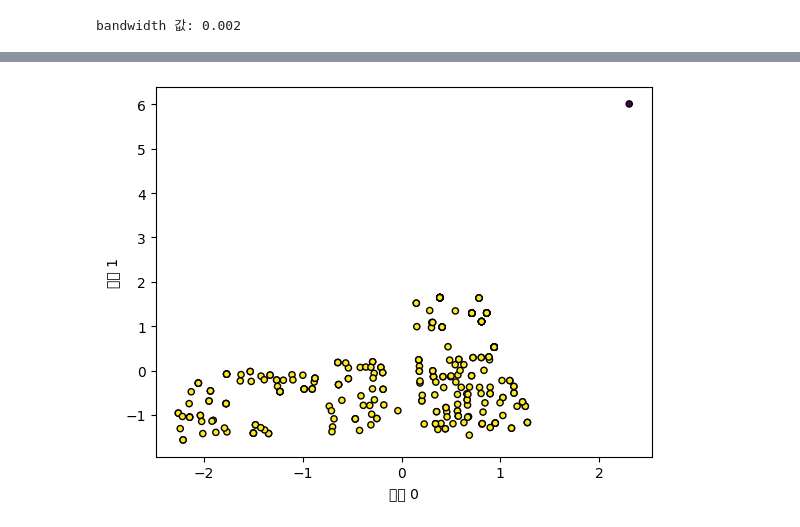
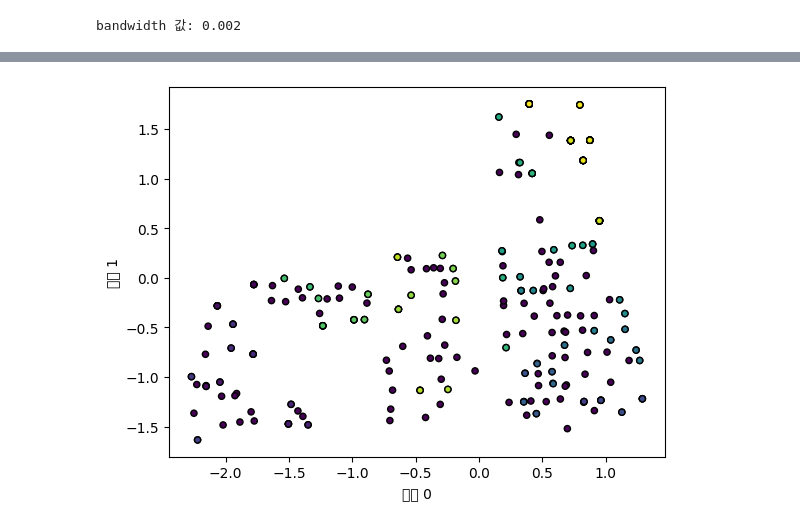
Before and after one commit to CSID-DGU/2023-1-SCS4031--, a Jupyter notebook: 2.알고리즘/Clustering_Part1.ipynb, the cells around one changed output, grey strips where cells are left out. Drawn from its saved outputs; the diff is of its cells as text; code cells hidden in the pictures.

```diff
--- a/2.알고리즘/Clustering_Part1.ipynb
+++ b/2.알고리즘/Clustering_Part1.ipynb
@@ -8,7 +8,7 @@ import folium
 from shapely.geometry import Point as point
 import seaborn as sns
 import random as rd
-df = pd.read_excel("220510_송장_좌표데이터.xlsx")
+df = pd.read_excel("20220510 송장 좌표 데이터.xlsx") #아래와 같은 xlsx파일 업로드
 df
 # %% [output]
 |  | Unnamed: 0 | 위도 | 경도 |
@@ -62,13 +89,14 @@ plt.show()
 # %%
+#Elbow curve
 from sklearn.cluster import KMeans
 distortions = []
-for k in range(2, 50):
+for k in range(2, 30):
     kmeans = KMeans(n_clusters=k)
     kmeans.fit(Z)
     distortions.append(kmeans.inertia_)
 
 fig = plt.figure(figsize=(15, 5))
-plt.plot(range(2, 50), distortions)
+plt.plot(range(2, 30), distortions)
 plt.grid(True)
 plt.title('Elbow curve')
 # %% [output]
@@ -225,10 +350,60 @@ scaler = StandardScaler()
 scaler.fit(Z)
 Z_scaled = scaler.transform(Z)
 
-dbscan = DBSCAN(eps=0.7, min_samples=2)
-clusters = dbscan.fit_predict(Z_scaled)
+dbscan = DBSCAN(eps=0.01, min_samples=2) #최대 탐색 거리와 최소 샘플 개수
+labels = dbscan.fit_predict(Z_scaled)
 # 클러스터 할당을 표시합니다
-plt.scatter(Z_scaled[:, 0], Z_scaled[:, 1], c=clusters, cmap='viridis', s=20, edgecolors='black')
+plt.scatter(Z_scaled[:, 0], Z_scaled[:, 1], c=labels, cmap='viridis', s=20, edgecolors='black')
 plt.xlabel("특성 0")
 plt.ylabel("특성 1")
+
+print(labels)
+labels=list(labels) #리스트로 변환
+labels_num=set(labels) #중복값 제거
+labels_num=list(labels_num) #중복값 제거 set을 리스트로
+
+CL_list=[] #클러스터링 리스트
+labels_cnt=[] #클러스터링 개수
+for i in labels_num: #클러스터 각각 라벨링 번호로 for문
+  tmp=[]
+  cnt=0
+  cnt1=0
+  for j in range(len(labels)): #전체 좌표와 비교
+    if labels[j]==i: #클러스터 라벨링 번호와 해당하는 순서(cnt1)의 좌표 라벨링이 일치하면
+      tmp.append(X[cnt1][0]) #X좌표 넣기
+    cnt1+=1
+  cnt2=0
+  for k in range(len(labels)): #전체 좌표와 비교
+    if labels[k]==i: #클러스터 라벨링 번호와 해당하는 순서(cnt2)의 좌표 라벨링이 일치하면
+      tmp.append(Y[cnt2][0]) #Y좌표 넣기
+      cnt+=1
+    cnt2+=1
+  CL_list.append(tmp) #클러스터에 해당하는 전체 좌표
+  labels_cnt.append(cnt) #클러스터 개수
+
+CL_Center_X=[] #클러스터 X중심좌표 구하기
+for i in range(len(CL_list)):
+  sum=0
+  for j in CL_list[i]:
+    if(j<100):continue #임시로 X,Y좌표 구분을 위해 X좌표는 127정도로 추후 수정
+    sum+=j
+  CL_Center_X.append(sum/((len(CL_list[i])//2))) #전체 X좌표합 나누기 리스트길이 나누기2 이유는 길이가 X,Y 전부다여서 반으로 나눠줘야함
+
+CL_Center_Y=[] #클러스터 Y중심좌표 구하기
+for i in range(len(CL_list)):
+  sum=0
+  for j in CL_list[i]:
+    if(j>100):continue #임시로 X,Y좌표 구분을 위해 Y좌표는 37정도로 추후 수정
+    sum+=j
+  CL_Center_Y.append(sum/((len(CL_list[i])//2))) #전체 Y좌표합 나누기 리스트길이 나누기2 이유는 길이가 X,Y 전부다여서 반으로 나눠줘야함
+
+CL=np.empty((0,4),float)
+for i in range(len(labels_cnt)):
+  CL=np.append(CL,np.array([[CL_Center_X[i],CL_Center_Y[i],labels_cnt[i],np.array(CL_list[i])]]),axis=0) #[1.클러스터 X중심,  2.클러스터 Y중심,  3.개수,  4.클러스터에 해당 좌표 리스트]
+
+
+for i in range(len(labels)):
+  if labels[i]==-1: #-1 이상치
+    CL=np.append(CL,np.array([[X[i][0],Y[i][0],1,-1]]),axis=0) #DBSCAN에서 이상치 -1 라벨링을 후에 처리하기 위해 [1. 이상치 X, 2.이상치 Y, 3. 1개, 4. -1(이상치표시)]로 작성
+print(CL)
 # %% [output]
@@ -236 +427 @@ Text(0, 0.5, '특성 1')
-[figure, old version]
+[figure, new version]
```
Also changed, not shown: parts of 17 cells of this notebook.
